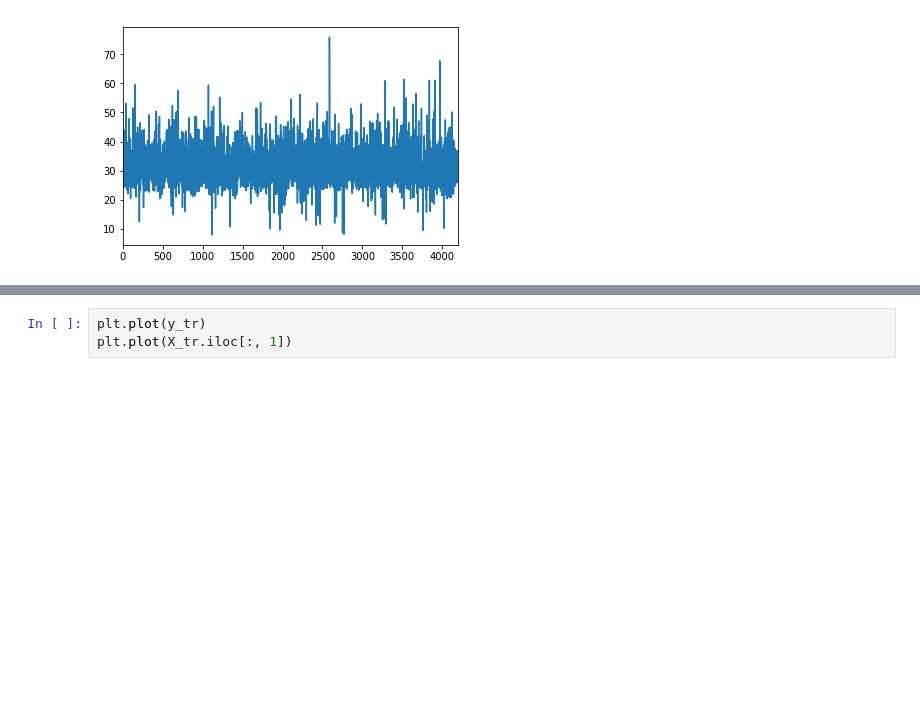
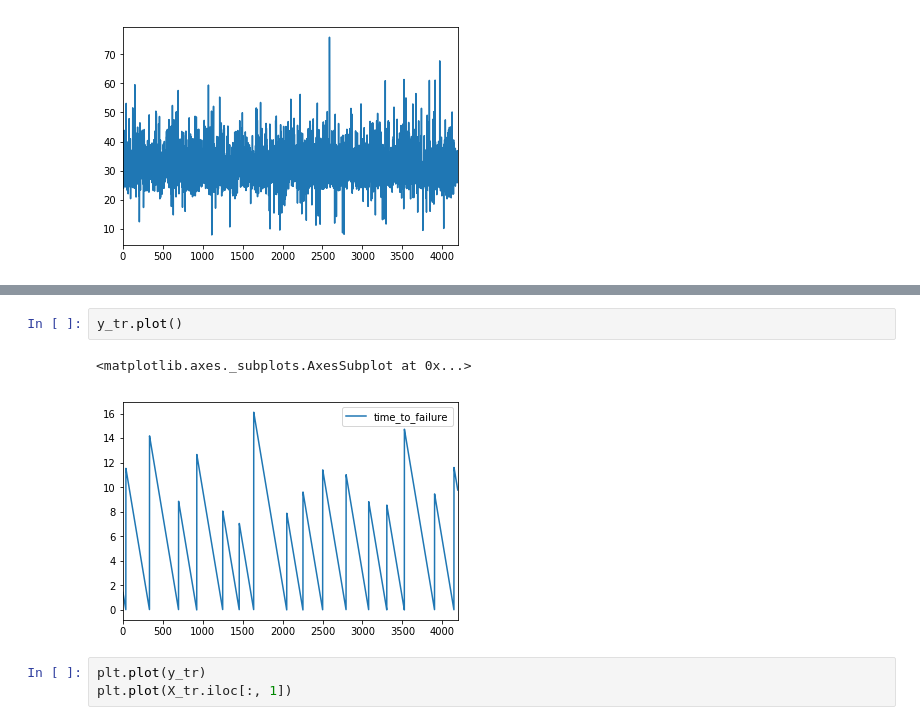
Before and after one commit to JonRao/LANL-Earthquake-Prediction, a Jupyter notebook: eda.ipynb, the cells around one changed output, grey strips where cells are left out. Cells and saved outputs as stored; diff of their text form; blank space fills up the shorter version.

```diff
--- a/eda.ipynb
+++ b/eda.ipynb
@@ -181,3 +195,8 @@ plt.plot(pred['oof'])
+# %%
+y_tr.plot()
+# %% [output]
+<matplotlib.axes._subplots.AxesSubplot at 0x...>
+[figure, added]
 # %%
 plt.plot(y_tr)
 plt.plot(X_tr.iloc[:, 1])
```
Also changed, not shown: parts of 2 cells of this notebook, 25 other files.
